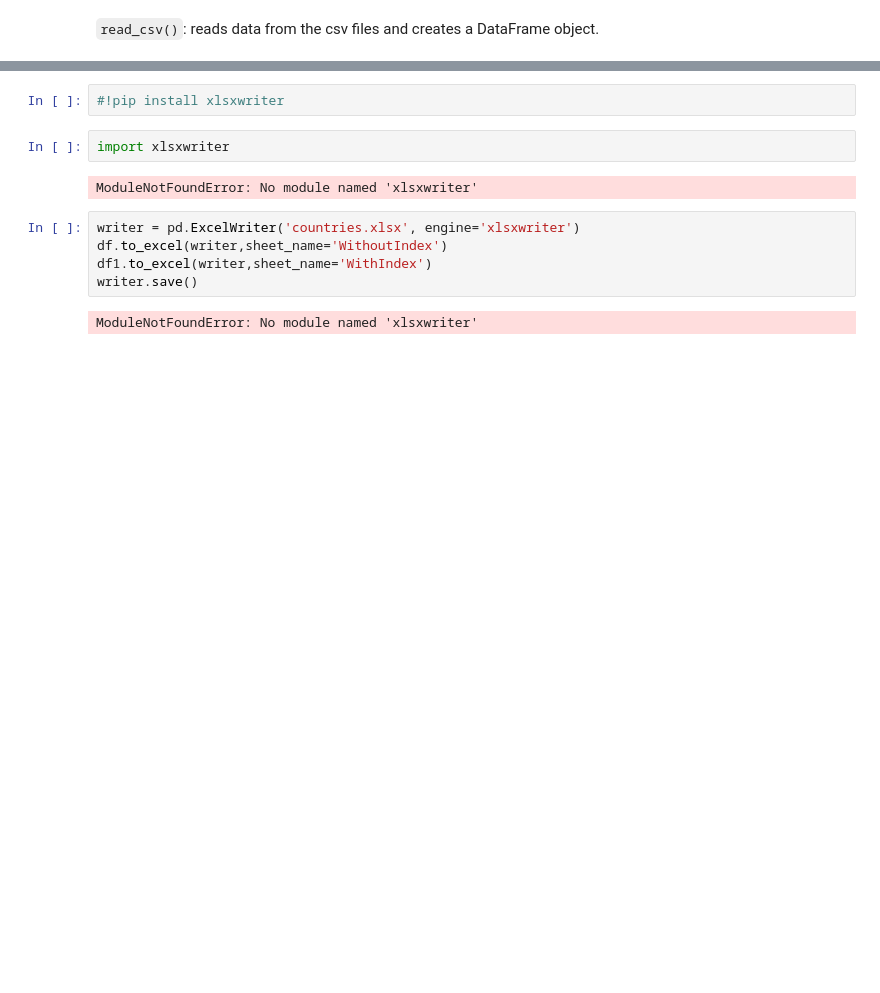
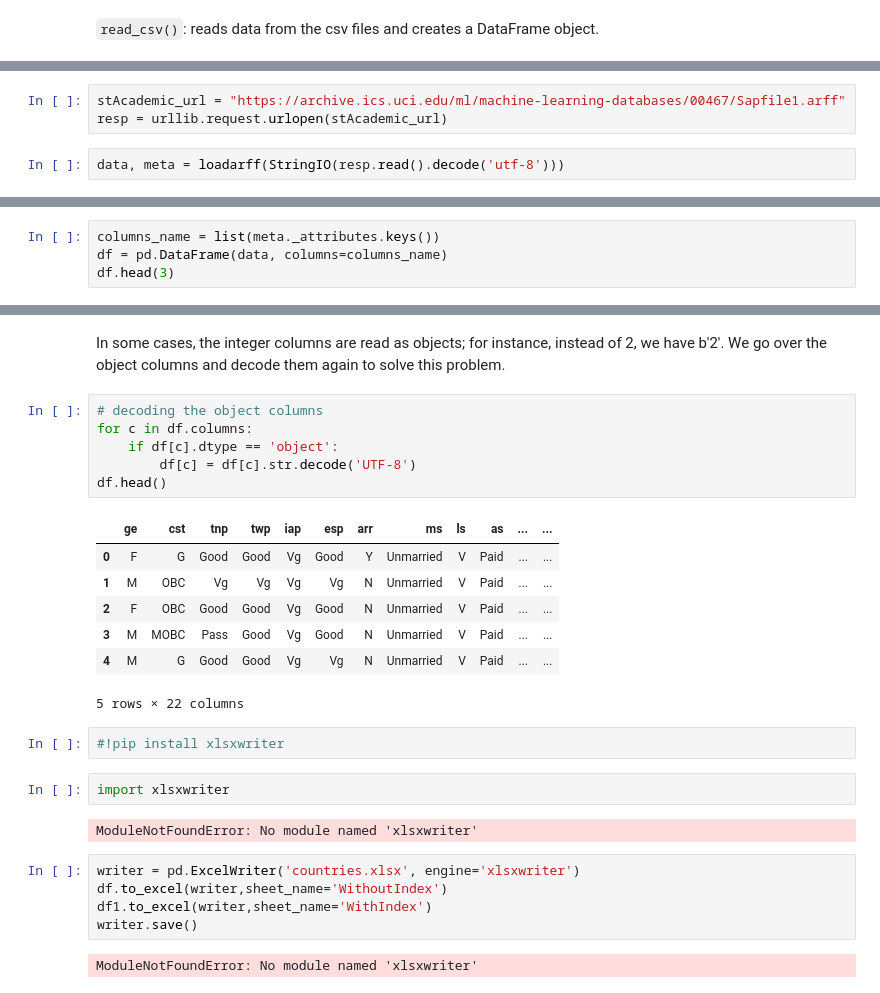
Before and after one commit to Goliath-Research/Introduction-to-Data-Science, a Jupyter notebook: 04-Introduction to Pandas/06-Input-Output.ipynb, the cells around one changed output, grey strips where cells are left out. Cells and saved outputs as stored; diff of their text form; blank space fills up the shorter version.

```diff
--- a/04-Introduction to Pandas/06-Input-Output.ipynb
+++ b/04-Introduction to Pandas/06-Input-Output.ipynb
@@ -62,0 +112,5 @@ display(df1.head(2))
+# %%
+stAcademic_url = "https://archive.ics.uci.edu/ml/machine-learning-databases/00467/Sapfile1.arff"
+resp = urllib.request.urlopen(stAcademic_url)
+# %%
+data, meta = loadarff(StringIO(resp.read().decode('utf-8')))
@@ -62,0 +138,4 @@ display(df1.head(2))
+# %%
+columns_name = list(meta._attributes.keys())
+df = pd.DataFrame(data, columns=columns_name)
+df.head(3)
@@ -63,3 +148,19 @@ display(df1.head(2))
+# %% [markdown]
+In some cases, the integer columns are read as objects; for instance, instead of 2, we have b'2'. We go over the object columns and decode them again to solve this problem.
+# %%
+# decoding the object columns
+for c in df.columns:
+    if df[c].dtype == 'object':
+        df[c] = df[c].str.decode('UTF-8')
+df.head()
+# %% [output]
+|  | ge | cst | tnp | twp | iap | esp | arr | ms | ls | as | ... | ... |
+| 0 | F | G | Good | Good | Vg | Good | Y | Unmarried | V | Paid | ... | ... |
+| 1 | M | OBC | Vg | Vg | Vg | Vg | N | Unmarried | V | Paid | ... | ... |
+| 2 | F | OBC | Good | Good | Vg | Good | N | Unmarried | V | Paid | ... | ... |
+| 3 | M | MOBC | Pass | Good | Vg | Good | N | Unmarried | V | Paid | ... | ... |
+| 4 | M | G | Good | Good | Vg | Vg | N | Unmarried | V | Paid | ... | ... |
+5 rows × 22 columns
 # %%
 #!pip install xlsxwriter
 # %%
```
Also changed, not shown: parts of 25 cells of this notebook.
